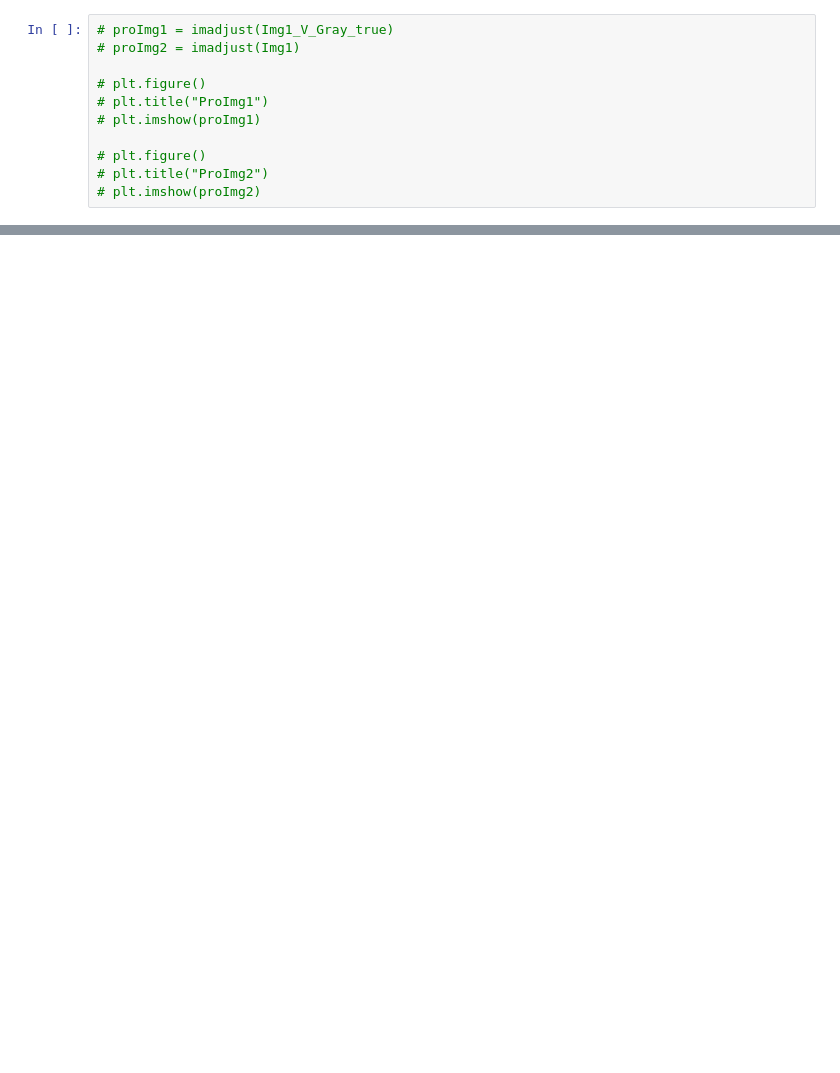
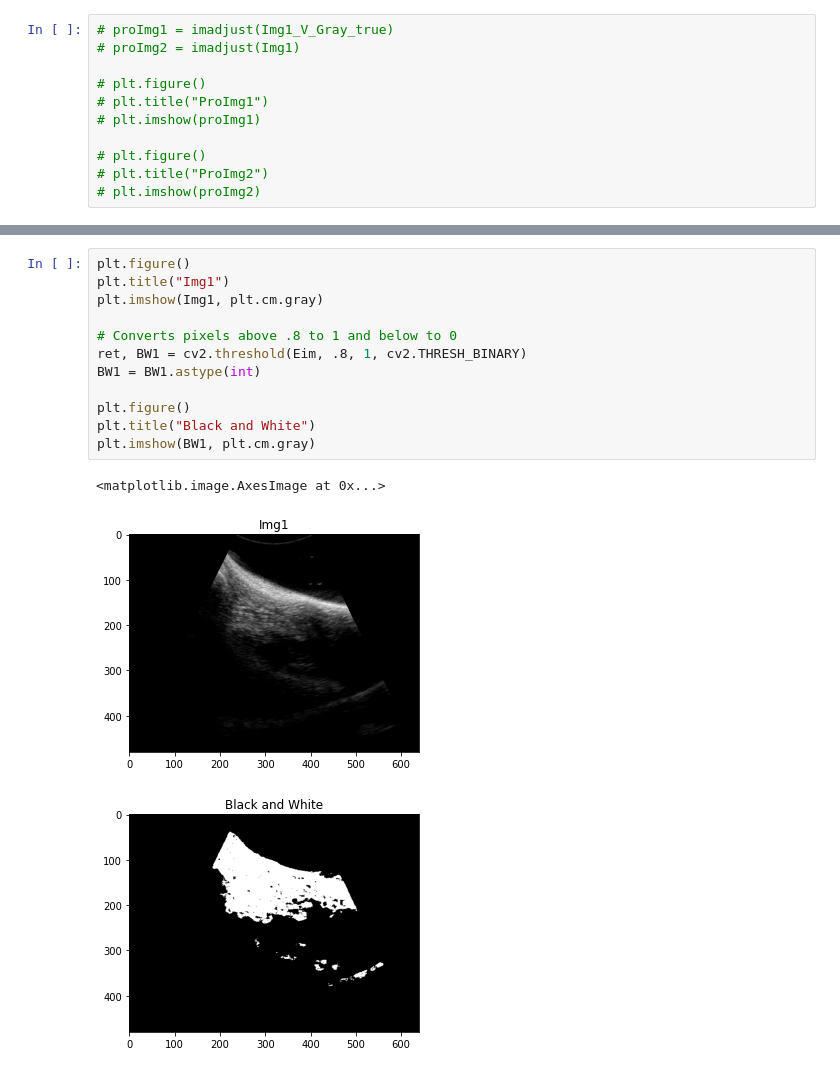
Before and after one commit to 02-Hshu/Ultrascan_Py, a Jupyter notebook: Filter_Preprocess/Fliter_Bmp_Preprocess.ipynb, the cells around one changed output, grey strips where cells are left out. Saved outputs shown, nothing was run; the diff lists cells and outputs as text; blank space fills up the shorter version.

```diff
--- a/Filter_Preprocess/Fliter_Bmp_Preprocess.ipynb
+++ b/Filter_Preprocess/Fliter_Bmp_Preprocess.ipynb
@@ -98,0 +105,16 @@ plt.imshow(E)
+# %%
+plt.figure()
+plt.title("Img1")
+plt.imshow(Img1, plt.cm.gray)
+
+# Converts pixels above .8 to 1 and below to 0
+ret, BW1 = cv2.threshold(Eim, .8, 1, cv2.THRESH_BINARY)
+BW1 = BW1.astype(int)
+
+plt.figure()
+plt.title("Black and White")
+plt.imshow(BW1, plt.cm.gray)
+# %% [output]
+<matplotlib.image.AxesImage at 0x...>
+[figure, added]
+[figure, added]
```
Also changed, not shown: parts of 6 cells of this notebook, 17 other files.
